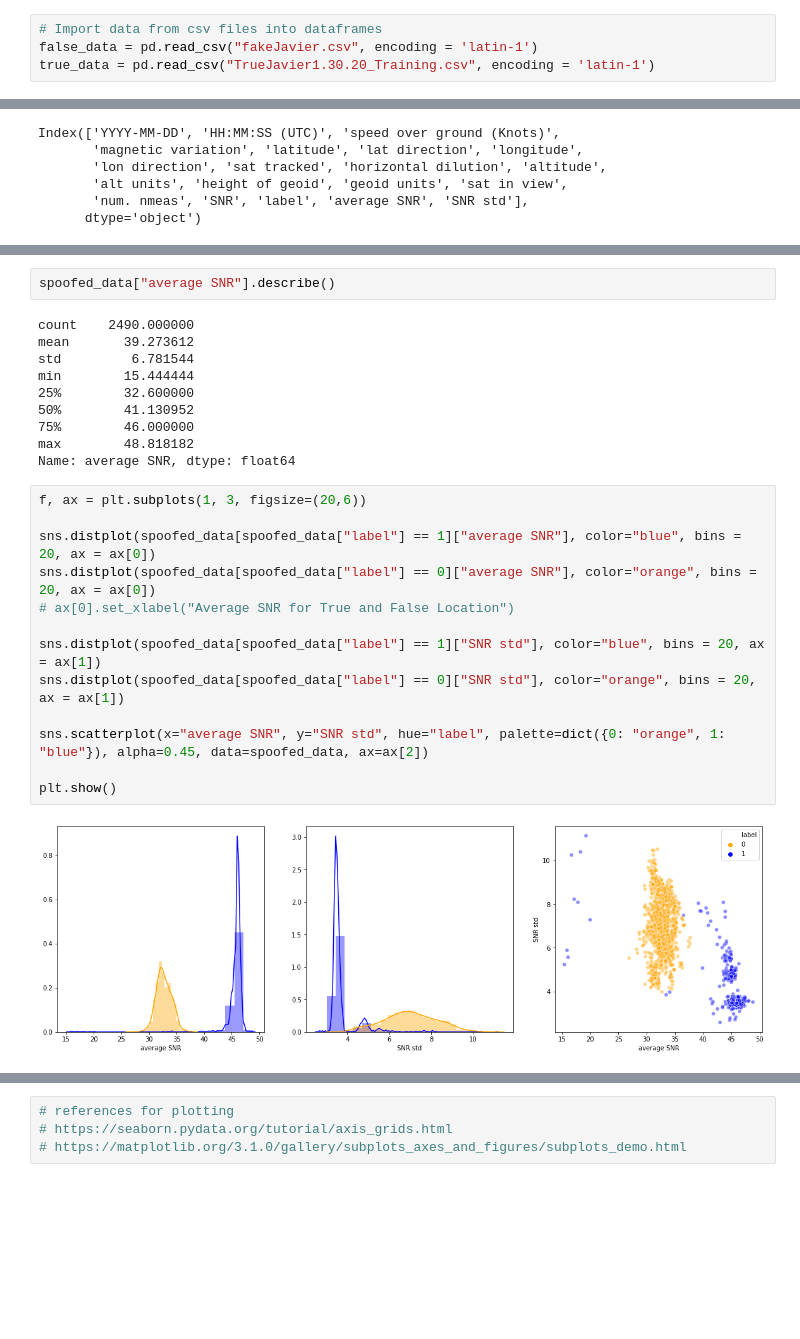
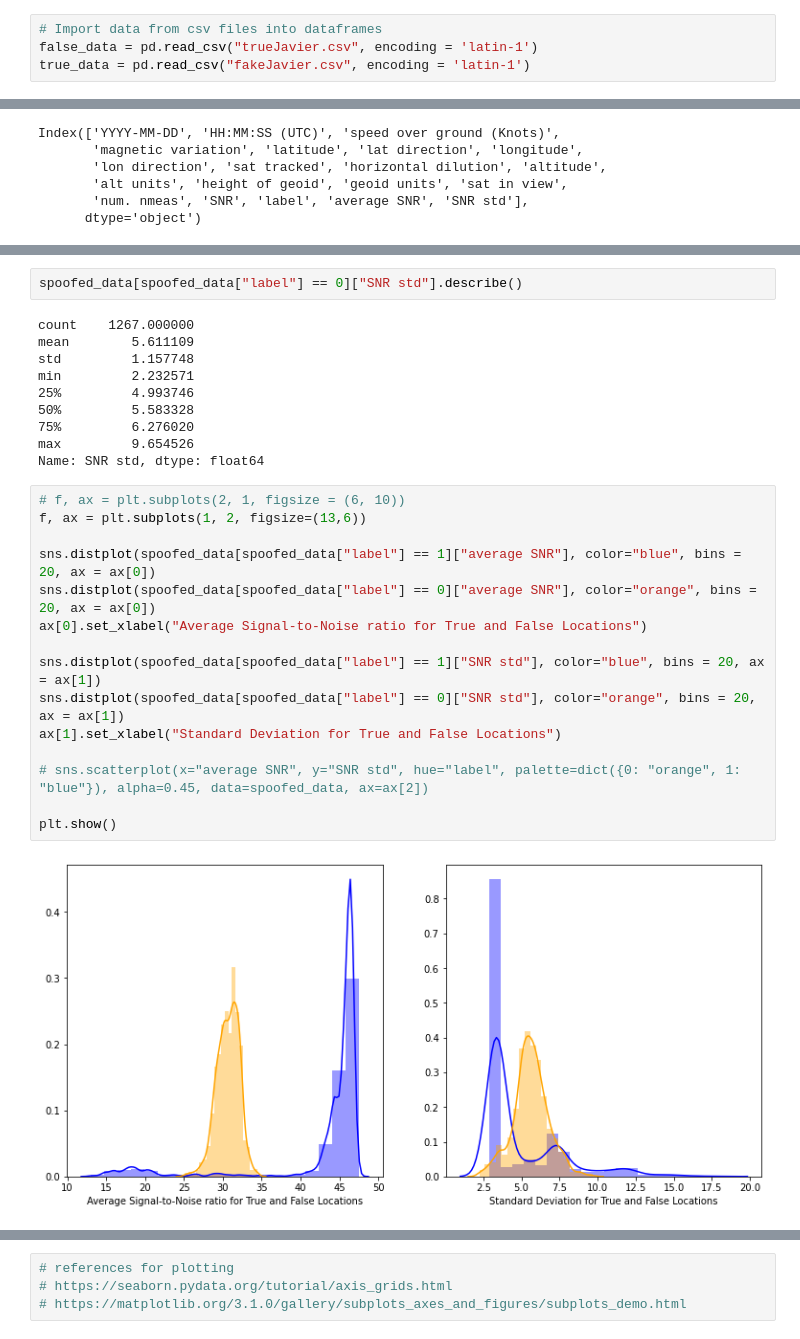
Before and after one commit to jicampos/GPS-Spoofing, a Jupyter notebook: KNN_NMEA.ipynb, the cells around one changed output, grey strips where cells are left out. Cells and saved outputs as stored; diff of their text form; blank space fills up the shorter version.

```diff
--- a/KNN_NMEA.ipynb
+++ b/KNN_NMEA.ipynb
@@ -11,8 +11,8 @@ import warnings
 warnings.filterwarnings('ignore')
 # %%
 # Import data from csv files into dataframes
-false_data = pd.read_csv("fakeJavier.csv", encoding = 'latin-1')
-true_data = pd.read_csv("TrueJavier1.30.20_Training.csv", encoding = 'latin-1')
+false_data = pd.read_csv("trueJavier.csv", encoding = 'latin-1')
+true_data = pd.read_csv("fakeJavier.csv", encoding = 'latin-1')
 # %%
 # Combine both dataframes into one
 spoofed_data = false_data.append(true_data, ignore_index=True)
@@ -116,27 +128,29 @@ Index(['YYYY-MM-DD', 'HH:MM:SS (UTC)', 'speed over ground (Knots)',
 # %%
-spoofed_data["average SNR"].describe()
+spoofed_data[spoofed_data["label"] == 0]["SNR std"].describe()
 # %% [output]
-count    2490.000000
-mean       39.273612
-std         6.781544
-min        15.444444
-25%        32.600000
-50%        41.130952
-75%        46.000000
-max        48.818182
-Name: average SNR, dtype: float64
+count    1267.000000
+mean        5.611109
+std         1.157748
+min         2.232571
+25%         4.993746
+50%         5.583328
+75%         6.276020
+max         9.654526
+Name: SNR std, dtype: float64
 # %%
-f, ax = plt.subplots(1, 3, figsize=(20,6))
+# f, ax = plt.subplots(2, 1, figsize = (6, 10))
+f, ax = plt.subplots(1, 2, figsize=(13,6))
 
 sns.distplot(spoofed_data[spoofed_data["label"] == 1]["average SNR"], color="blue", bins = 20, ax = ax[0])
 sns.distplot(spoofed_data[spoofed_data["label"] == 0]["average SNR"], color="orange", bins = 20, ax = ax[0])
-# ax[0].set_xlabel("Average SNR for True and False Location")
+ax[0].set_xlabel("Average Signal-to-Noise ratio for True and False Locations")
 
 sns.distplot(spoofed_data[spoofed_data["label"] == 1]["SNR std"], color="blue", bins = 20, ax = ax[1])
 sns.distplot(spoofed_data[spoofed_data["label"] == 0]["SNR std"], color="orange", bins = 20, ax = ax[1])
+ax[1].set_xlabel("Standard Deviation for True and False Locations")
 
-sns.scatterplot(x="average SNR", y="SNR std", hue="label", palette=dict({0: "orange", 1: "blue"}), alpha=0.45, data=spoofed_data, ax=ax[2])
+# sns.scatterplot(x="average SNR", y="SNR std", hue="label", palette=dict({0: "orange", 1: "blue"}), alpha=0.45, data=spoofed_data, ax=ax[2])
 
 plt.show()
 # %% [output]
-[figure, old version]
+[figure, new version]
```
Also changed, not shown: parts of 16 cells of this notebook.
